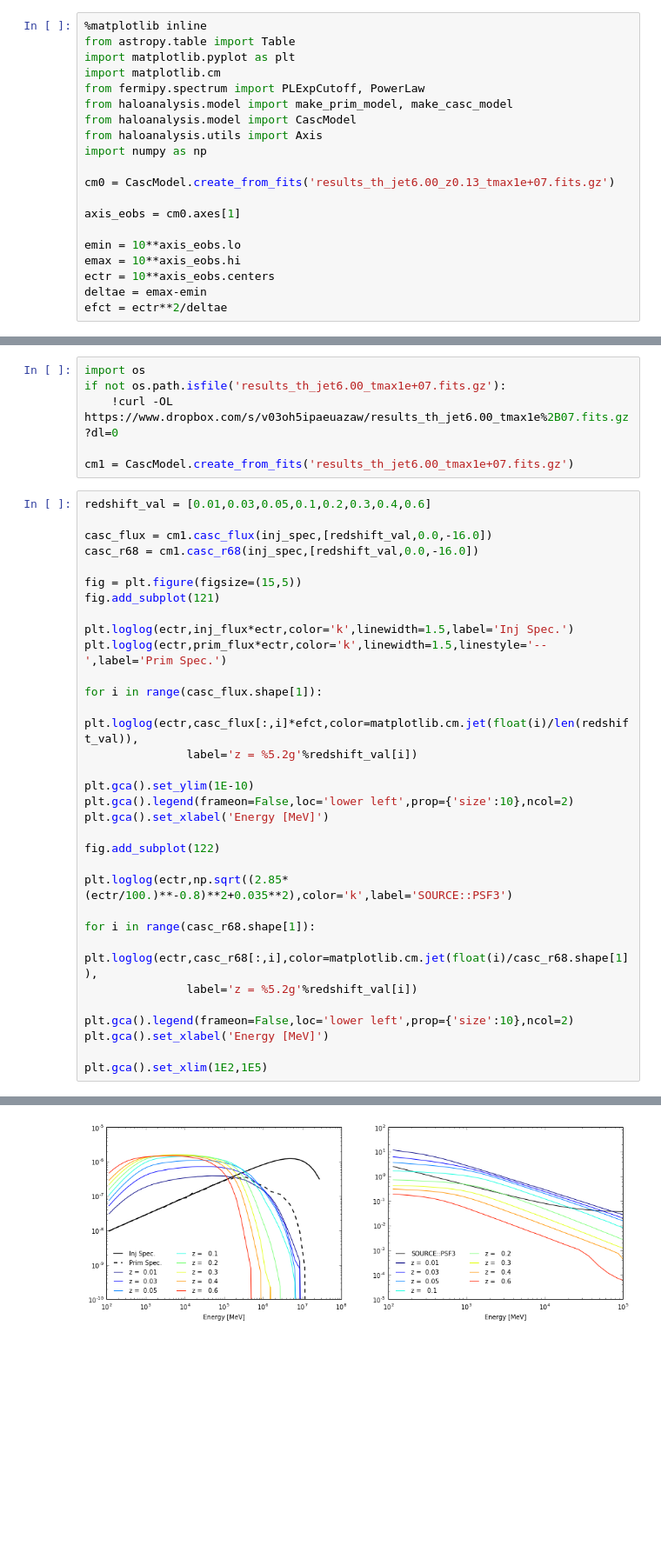
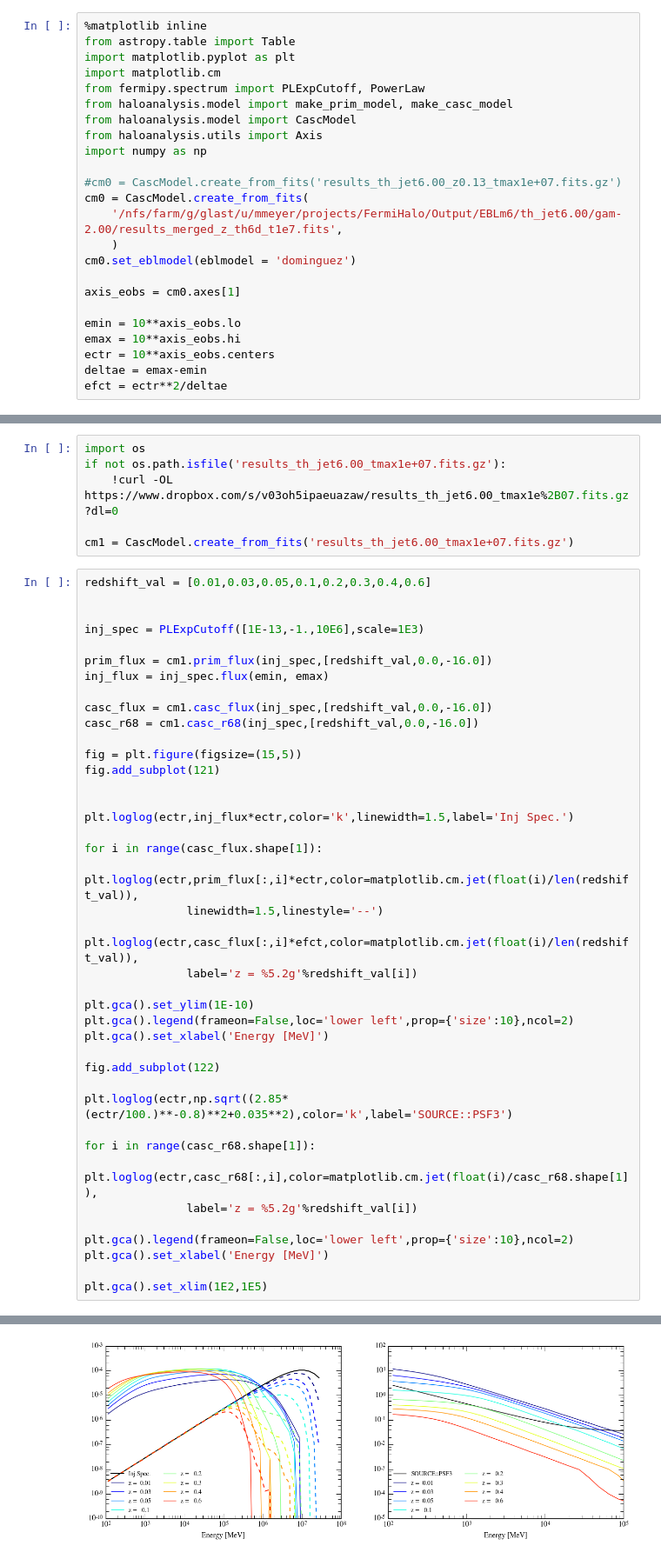
Before and after one commit to fermiPy/extpipe, a Jupyter notebook: notebooks/casc_model_examples.ipynb, the cells around one changed output, grey strips where cells are left out. Shown: that part at 87% size. Drawn from its saved outputs; the diff is of its cells as text; blank space fills up the shorter version.

```diff
--- a/notebooks/casc_model_examples.ipynb
+++ b/notebooks/casc_model_examples.ipynb
@@ -11,7 +13,11 @@ from haloanalysis.model import CascModel
 from haloanalysis.utils import Axis
 import numpy as np
 
-cm0 = CascModel.create_from_fits('results_th_jet6.00_z0.13_tmax1e+07.fits.gz')
+#cm0 = CascModel.create_from_fits('results_th_jet6.00_z0.13_tmax1e+07.fits.gz')
+cm0 = CascModel.create_from_fits(
+    '/nfs/farm/g/glast/u/mmeyer/projects/FermiHalo/Output/EBLm6/th_jet6.00/gam-2.00/results_merged_z_th6d_t1e7.fits',
+    )
+cm0.set_eblmodel(eblmodel = 'dominguez')
 
 axis_eobs = cm0.axes[1]
 
@@ -149,36 +167,44 @@ if not os.path.isfile('results_th_jet6.00_tmax1e+07.fits.gz'):
 cm1 = CascModel.create_from_fits('results_th_jet6.00_tmax1e+07.fits.gz')
 # %%
 redshift_val = [0.01,0.03,0.05,0.1,0.2,0.3,0.4,0.6]
+
+
+inj_spec = PLExpCutoff([1E-13,-1.,10E6],scale=1E3)
+
+prim_flux = cm1.prim_flux(inj_spec,[redshift_val,0.0,-16.0])
+inj_flux = inj_spec.flux(emin, emax)
 
 casc_flux = cm1.casc_flux(inj_spec,[redshift_val,0.0,-16.0])
 casc_r68 = cm1.casc_r68(inj_spec,[redshift_val,0.0,-16.0])
 
 fig = plt.figure(figsize=(15,5))
 fig.add_subplot(121)
 
+
 plt.loglog(ectr,inj_flux*ectr,color='k',linewidth=1.5,label='Inj Spec.')
-plt.loglog(ectr,prim_flux*ectr,color='k',linewidth=1.5,linestyle='--',label='Prim Spec.')
 
 for i in range(casc_flux.shape[1]):
+    plt.loglog(ectr,prim_flux[:,i]*ectr,color=matplotlib.cm.jet(float(i)/len(redshift_val)),
+               linewidth=1.5,linestyle='--')
     plt.loglog(ectr,casc_flux[:,i]*efct,color=matplotlib.cm.jet(float(i)/len(redshift_val)),
                label='z = %5.2g'%redshift_val[i])
 
 plt.gca().set_ylim(1E-10)
 plt.gca().legend(frameon=False,loc='lower left',prop={'size':10},ncol=2)
 plt.gca().set_xlabel('Energy [MeV]')
 
 fig.add_subplot(122)
 
 plt.loglog(ectr,np.sqrt((2.85*(ectr/100.)**-0.8)**2+0.035**2),color='k',label='SOURCE::PSF3')
 
 for i in range(casc_r68.shape[1]):
     plt.loglog(ectr,casc_r68[:,i],color=matplotlib.cm.jet(float(i)/casc_r68.shape[1]),
                label='z = %5.2g'%redshift_val[i])
 
 plt.gca().legend(frameon=False,loc='lower left',prop={'size':10},ncol=2)
 plt.gca().set_xlabel('Energy [MeV]')
 
 plt.gca().set_xlim(1E2,1E5)
 # %% [output]
 (100.0, 100000.0)
-[figure, old version]
+[figure, new version]
```
Also changed, not shown: parts of 2 cells of this notebook, 1 other file.
